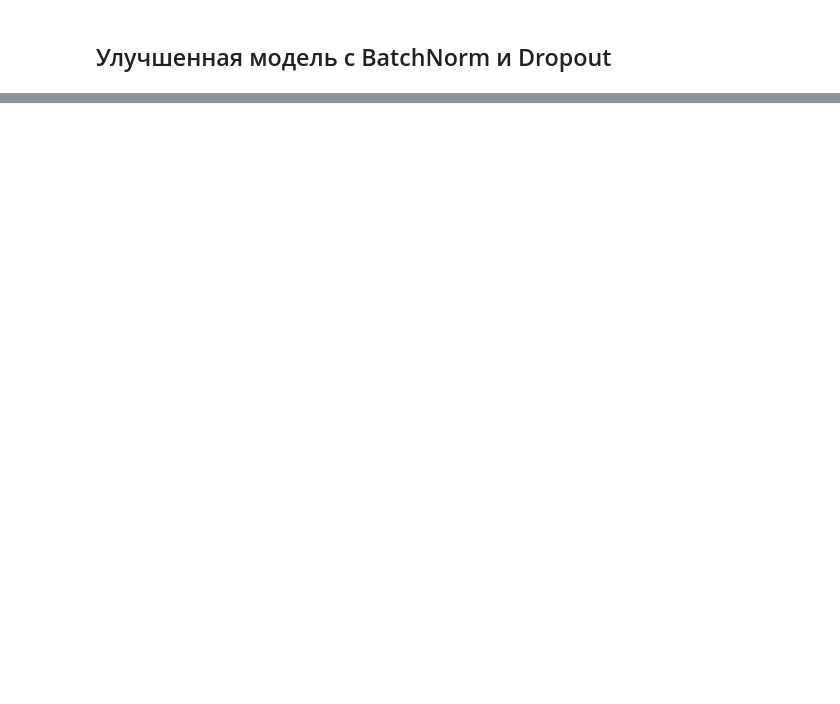
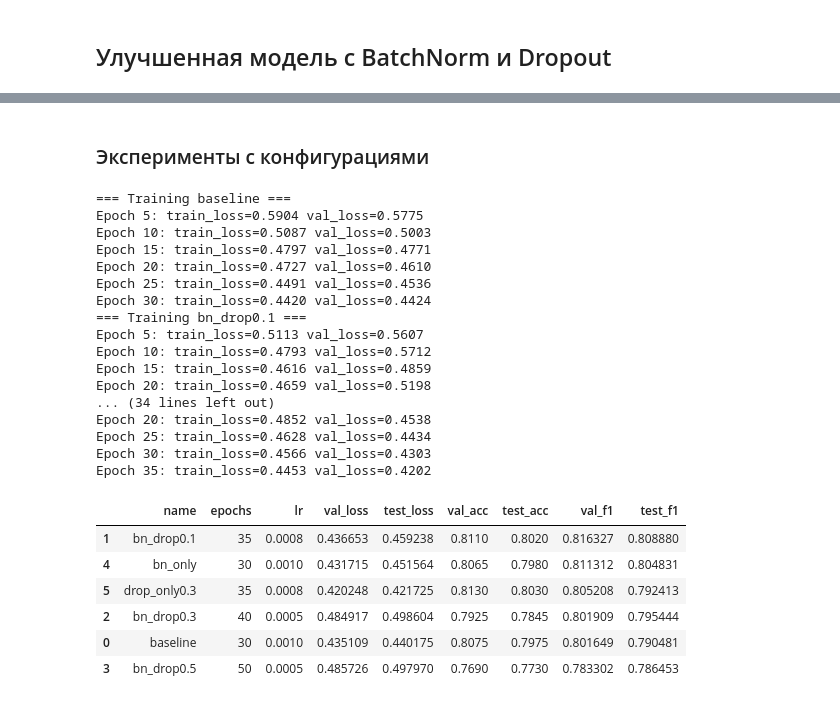
Before and after one commit to Unknown-Negotiator/dl_hw, a Jupyter notebook: notebooks/hw1.ipynb, the cells around one changed output, grey strips where cells are left out. Cells and saved outputs as stored; diff of their text form; code cells hidden in the pictures; blank space fills up the shorter version.

```diff
--- a/notebooks/hw1.ipynb
+++ b/notebooks/hw1.ipynb
@@ -434,0 +375,80 @@ weighted avg     0.7844    0.7840    0.7838      2000
+# %% [markdown]
+### Эксперименты с конфигурациями
+# %%
+
+from copy import deepcopy
+
+experiments = [
+    {"name": "baseline", "factory": lambda: BaselineMLP(input_dim), "epochs": 30, "lr": 1e-3},
+    {"name": "bn_drop0.1", "factory": lambda: ImprovedMLP(input_dim, hidden_dims=(128, 64), use_bn=True, dropout_p=0.1), "epochs": 35, "lr": 8e-4},
+    {"name": "bn_drop0.3", "factory": lambda: ImprovedMLP(input_dim, hidden_dims=(128, 64), use_bn=True, dropout_p=0.3), "epochs": 40, "lr": 5e-4},
+    {"name": "bn_drop0.5", "factory": lambda: ImprovedMLP(input_dim, hidden_dims=(128, 64), use_bn=True, dropout_p=0.5), "epochs": 50, "lr": 5e-4},
+    {"name": "bn_only", "factory": lambda: ImprovedMLP(input_dim, hidden_dims=(128, 64), use_bn=True, dropout_p=0.0), "epochs": 30, "lr": 1e-3},
+    {"name": "drop_only0.3", "factory": lambda: ImprovedMLP(input_dim, hidden_dims=(128, 64), use_bn=False, dropout_p=0.3), "epochs": 35, "lr": 8e-4},
+]
+
+results = []
+criterion = nn.BCELoss()
+best_model = None
+best_name = None
+best_val_f1 = -1
+
+for cfg in experiments:
+    print(f"=== Training {cfg['name']} ===")
+    model = cfg["factory"]().to(device)
+    history = train_model(model, train_loader, val_loader, epochs=cfg.get("epochs", 30), lr=cfg.get("lr", 1e-3))
+    val_loss, val_preds, val_targets = evaluate(model, val_loader, criterion)
+    test_loss, test_preds, test_targets = evaluate(model, test_loader, criterion)
+
+    val_labels = (val_preds >= 0.5).astype(int)
+    test_labels = (test_preds >= 0.5).astype(int)
+
+    val_acc = accuracy_score(val_targets, val_labels)
+    test_acc = accuracy_score(test_targets, test_labels)
+    val_f1 = f1_score(val_targets, val_labels)
+    test_f1 = f1_score(test_targets, test_labels)
+
+    results.append({
+        "name": cfg["name"],
+        "epochs": cfg.get("epochs", 30),
+        "lr": cfg.get("lr", 1e-3),
+        "val_loss": val_loss,
+        "test_loss": test_loss,
+        "val_acc": val_acc,
+        "test_acc": test_acc,
+        "val_f1": val_f1,
+        "test_f1": test_f1,
+    })
+
+    if val_f1 > best_val_f1:
+        best_val_f1 = val_f1
+        best_name = cfg["name"]
+        best_model = model
+
+results_df = pd.DataFrame(results).sort_values(by=["val_f1", "val_acc"], ascending=False)
+results_df
+# %% [output]
+=== Training baseline ===
+Epoch 5: train_loss=0.5904 val_loss=0.5775
+Epoch 10: train_loss=0.5087 val_loss=0.5003
+Epoch 15: train_loss=0.4797 val_loss=0.4771
+Epoch 20: train_loss=0.4727 val_loss=0.4610
+Epoch 25: train_loss=0.4491 val_loss=0.4536
+Epoch 30: train_loss=0.4420 val_loss=0.4424
+=== Training bn_drop0.1 ===
+Epoch 5: train_loss=0.5113 val_loss=0.5607
+Epoch 10: train_loss=0.4793 val_loss=0.5712
+Epoch 15: train_loss=0.4616 val_loss=0.4859
+Epoch 20: train_loss=0.4659 val_loss=0.5198
+... (34 lines left out)
+Epoch 20: train_loss=0.4852 val_loss=0.4538
+Epoch 25: train_loss=0.4628 val_loss=0.4434
+Epoch 30: train_loss=0.4566 val_loss=0.4303
+Epoch 35: train_loss=0.4453 val_loss=0.4202
+|  | name | epochs | lr | val_loss | test_loss | val_acc | test_acc | val_f1 | test_f1 |
+| 1 | bn_drop0.1 | 35 | 0.0008 | 0.436653 | 0.459238 | 0.8110 | 0.8020 | 0.816327 | 0.808880 |
+| 4 | bn_only | 30 | 0.0010 | 0.431715 | 0.451564 | 0.8065 | 0.7980 | 0.811312 | 0.804831 |
+| 5 | drop_only0.3 | 35 | 0.0008 | 0.420248 | 0.421725 | 0.8130 | 0.8030 | 0.805208 | 0.792413 |
+| 2 | bn_drop0.3 | 40 | 0.0005 | 0.484917 | 0.498604 | 0.7925 | 0.7845 | 0.801909 | 0.795444 |
+| 0 | baseline | 30 | 0.0010 | 0.435109 | 0.440175 | 0.8075 | 0.7975 | 0.801649 | 0.790481 |
+| 3 | bn_drop0.5 | 50 | 0.0005 | 0.485726 | 0.497970 | 0.7690 | 0.7730 | 0.783302 | 0.786453 |
```
Also changed, not shown: parts of 22 cells of this notebook.
